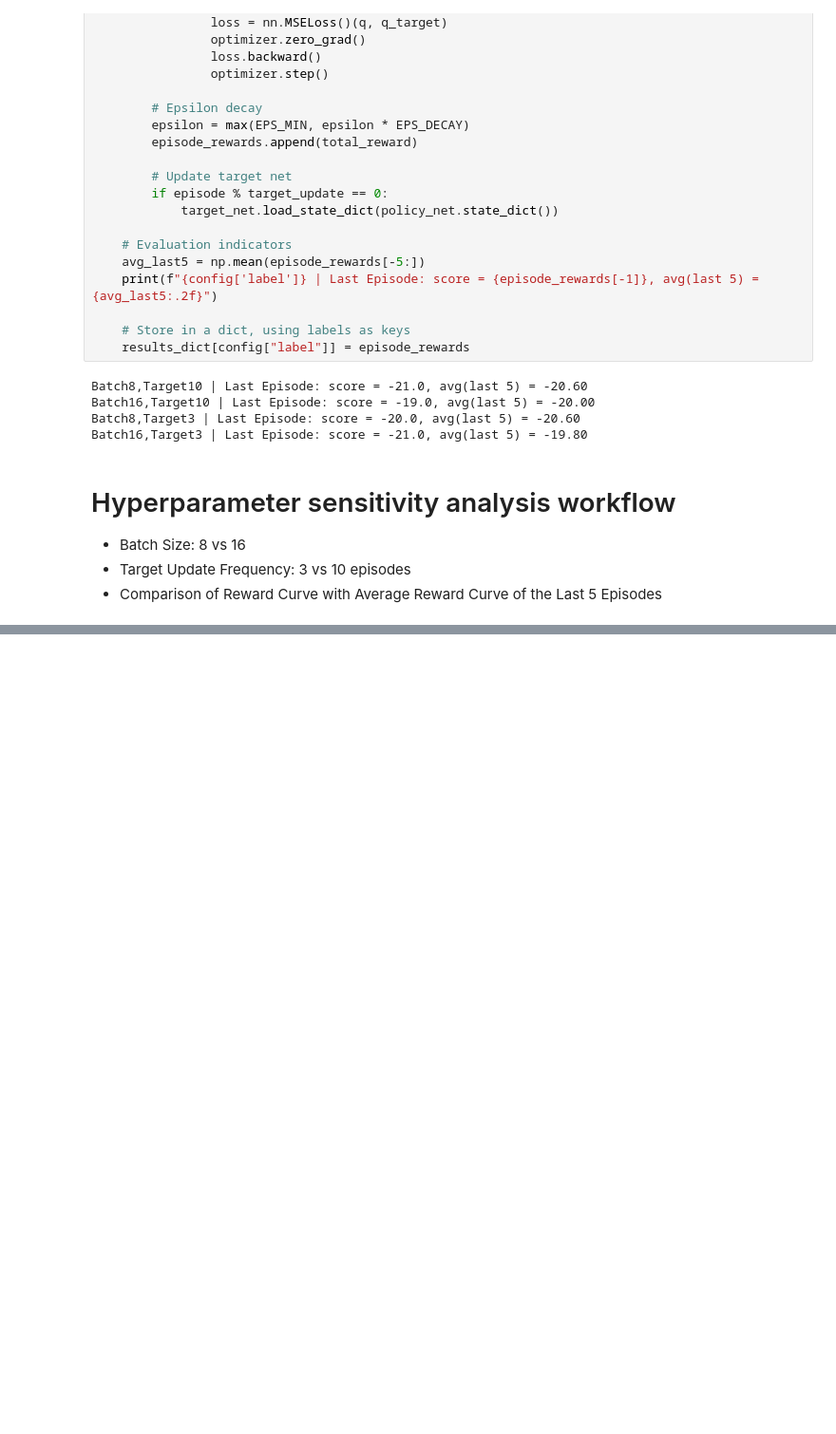
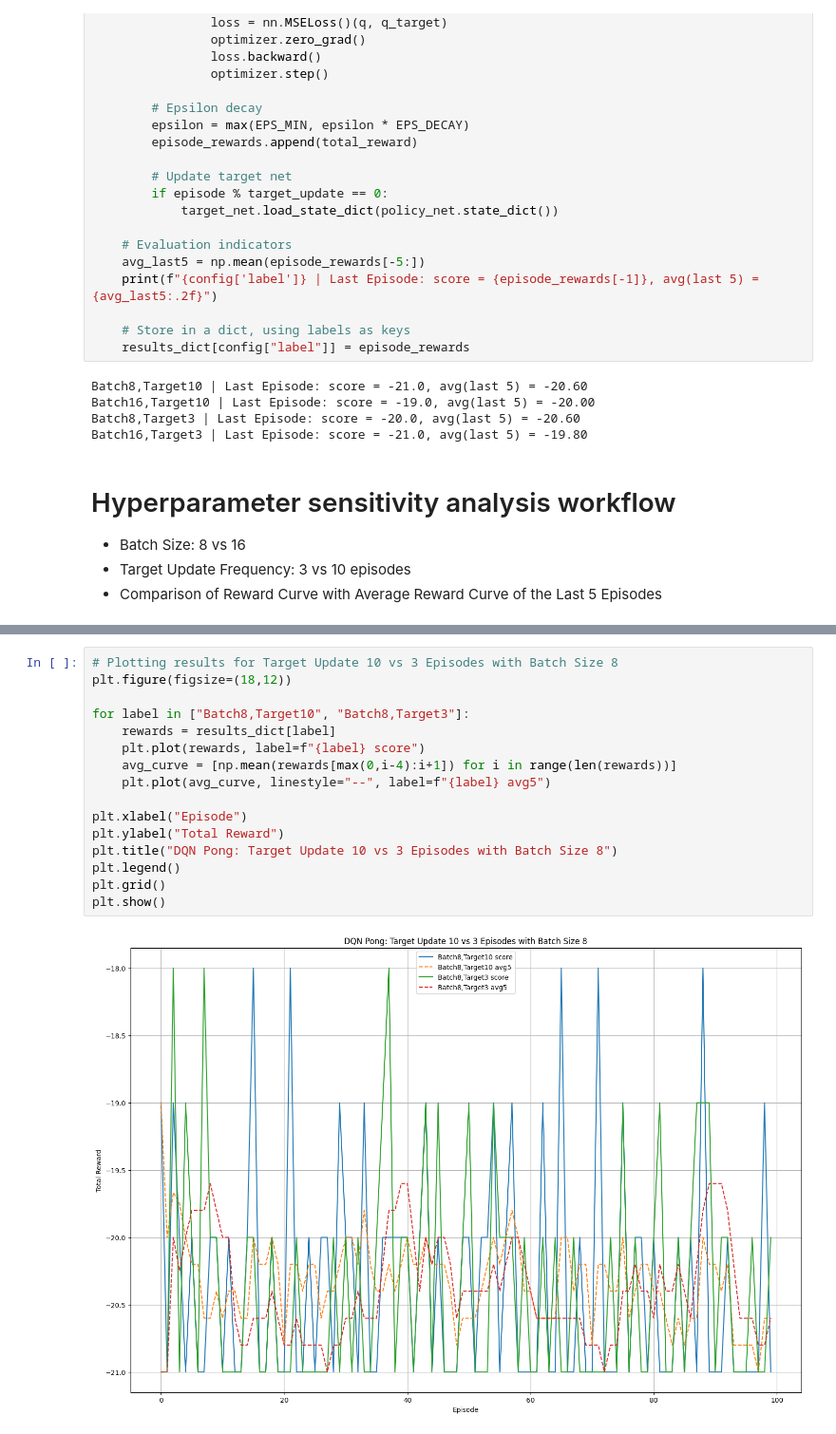
Before and after one commit to tcsgik/CSCN8020_Assignment3-DQN, a Jupyter notebook: Pong_DQL.ipynb, the cells around one changed output, grey strips where cells are left out. Shown at 95% size. Cells and saved outputs as stored; diff of their text form; blank space fills up the shorter version.

```diff
--- a/Pong_DQL.ipynb
+++ b/Pong_DQL.ipynb
@@ -341,0 +353,18 @@ plt.show()
+# %%
+# Plotting results for Target Update 10 vs 3 Episodes with Batch Size 8
+plt.figure(figsize=(18,12))
+
+for label in ["Batch8,Target10", "Batch8,Target3"]:
+    rewards = results_dict[label]
+    plt.plot(rewards, label=f"{label} score")
+    avg_curve = [np.mean(rewards[max(0,i-4):i+1]) for i in range(len(rewards))]
+    plt.plot(avg_curve, linestyle="--", label=f"{label} avg5")
+
+plt.xlabel("Episode")
+plt.ylabel("Total Reward")
+plt.title("DQN Pong: Target Update 10 vs 3 Episodes with Batch Size 8")
+plt.legend()
+plt.grid()
+plt.show()
+# %% [output]
+[figure, added]
```
Also changed, not shown: parts of 8 cells of this notebook, 1 other file.
